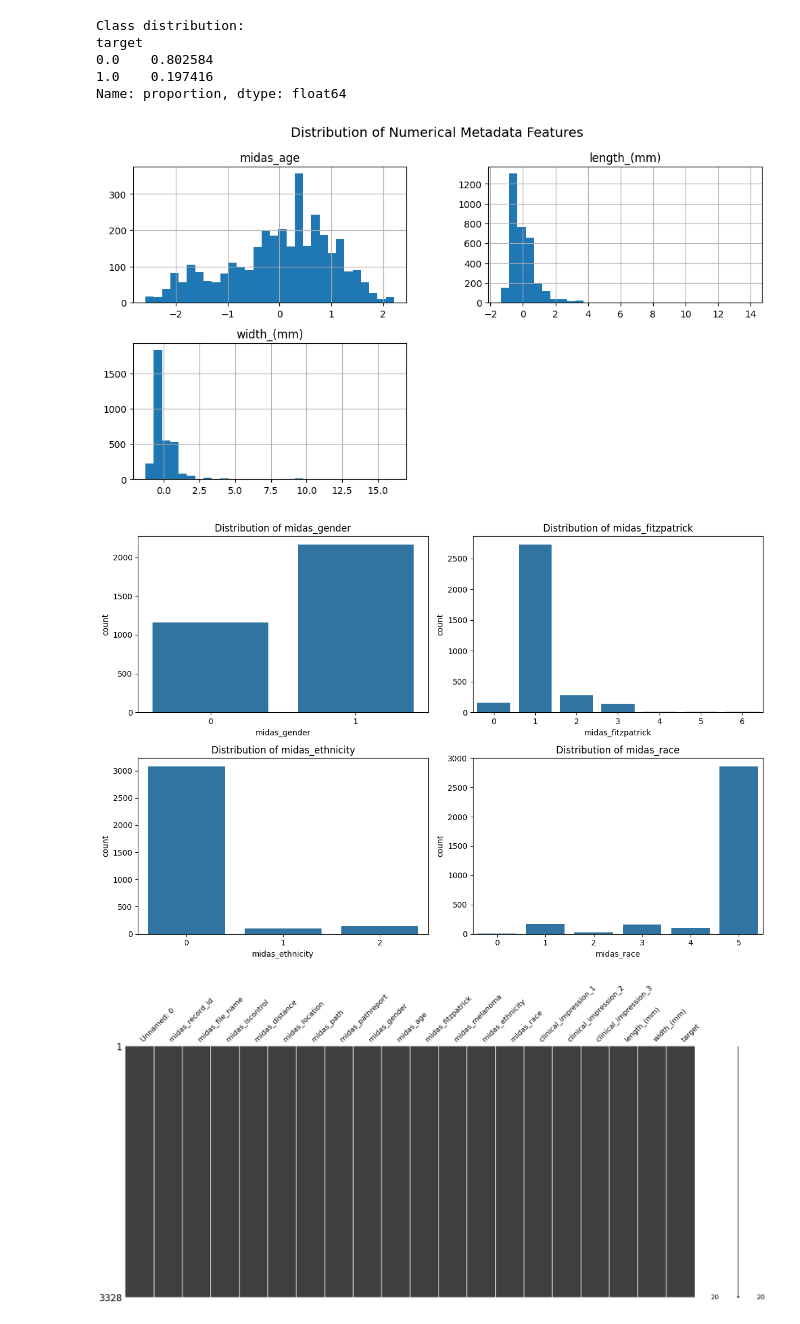
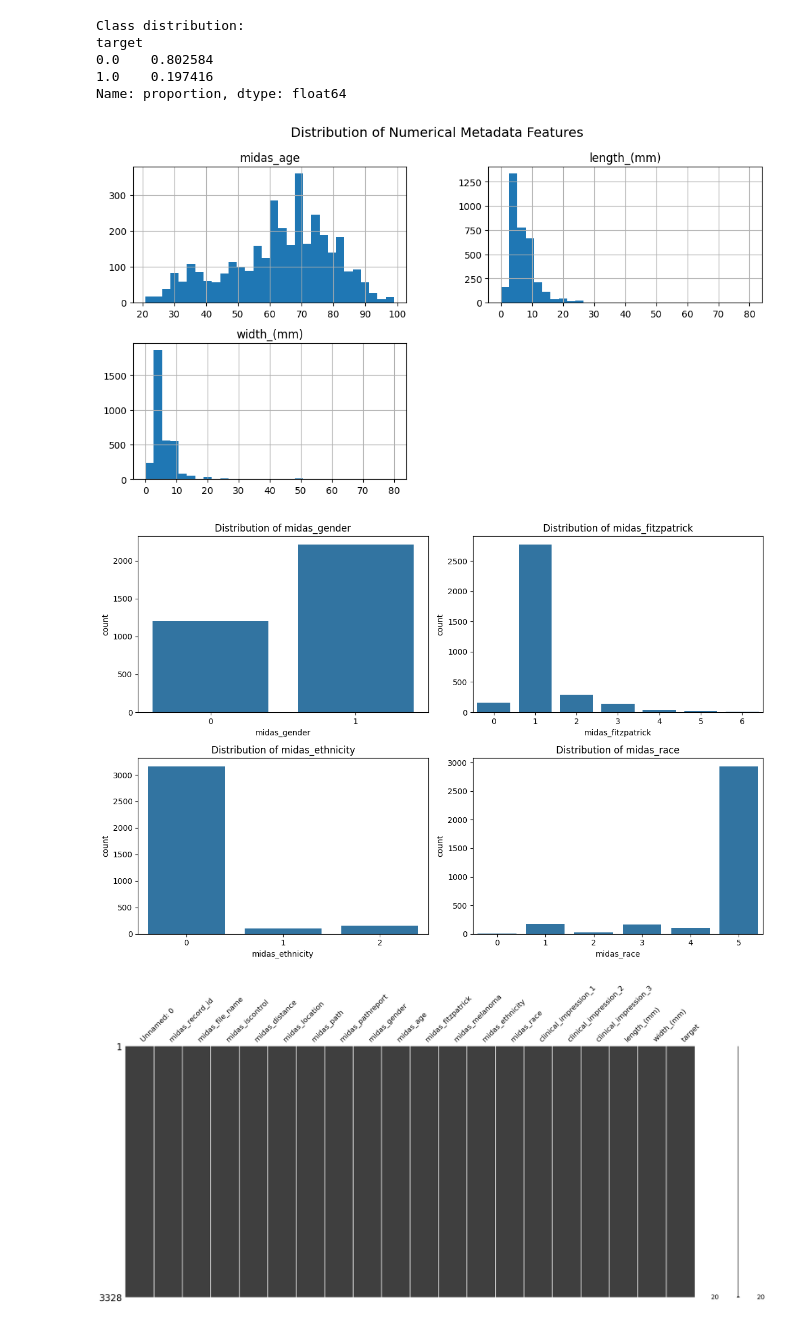
Before and after one commit to SaurinSavla/mra-midas-skincancer, a Jupyter notebook: models/mra_midas_v2.ipynb, the cells around one changed output. Saved outputs shown, nothing was run; the diff lists cells and outputs as text; code cells hidden in the pictures.

```diff
--- a/models/mra_midas_v2.ipynb
+++ b/models/mra_midas_v2.ipynb
@@ -251,16 +239,16 @@ Name: proportion, dtype: float64
 # %%
 import matplotlib.pyplot as plt
 import seaborn as sns
 import missingno as msno
 
 # Plot histograms for numerical columns
 numerical_cols = ['midas_age', 'length_(mm)', 'width_(mm)']
 
-df[numerical_cols].hist(figsize=(12, 6), bins=30)
+df_raw[numerical_cols].hist(figsize=(12, 6), bins=30)
 plt.suptitle("Distribution of Numerical Metadata Features", fontsize=14)
 plt.show()
 # %% [output]
-[figure, old version]
+[figure, new version]
 # %%
 categorical_cols = ['midas_gender', 'midas_fitzpatrick', 'midas_ethnicity', 'midas_race']
 
@@ -268,13 +256,13 @@ fig, axes = plt.subplots(2, 2, figsize=(12, 8))
 axes = axes.flatten()
 
 for i, col in enumerate(categorical_cols):
-    sns.countplot(x=df[col], ax=axes[i])
+    sns.countplot(x=df_raw[col], ax=axes[i])
     axes[i].set_title(f"Distribution of {col}")
 
 plt.tight_layout()
 plt.show()
 # %% [output]
-[figure, old version]
+[figure, new version]
 # %%
 msno.matrix(df)
 plt.show()
```
Also changed, not shown: parts of 1 cell of this notebook, 4 other files.
